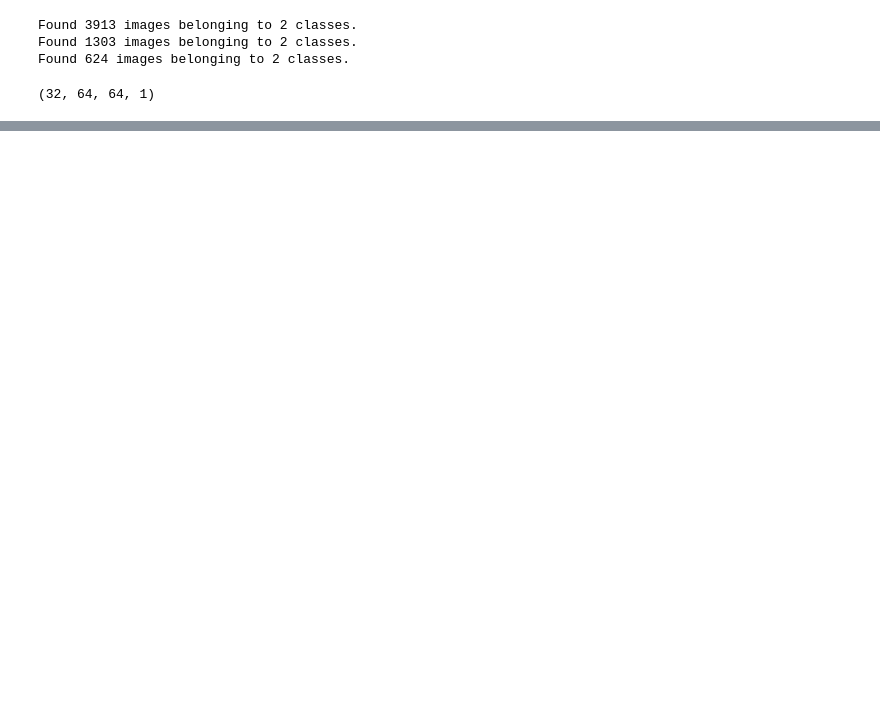
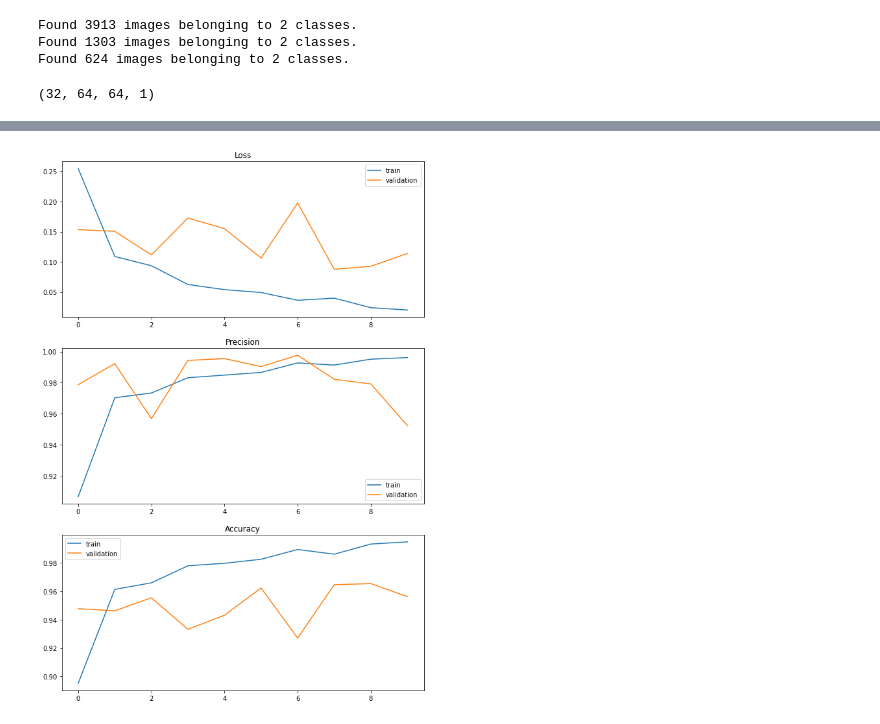
Before and after one commit to nickthetj/GroupProject4, a Jupyter notebook: notebooks/Lydia Scratch.ipynb, the cells around one changed output, grey strips where cells are left out. Cells and saved outputs as stored; diff of their text form; code cells hidden in the pictures; blank space fills up the shorter version.

```diff
--- a/notebooks/Lydia Scratch.ipynb
+++ b/notebooks/Lydia Scratch.ipynb
@@ -30,0 +146,25 @@ train_images.shape
+# %%
+model3 = models.Sequential()
+model3.add(layers.Conv2D(filters=32,
+                        kernel_size=(3, 3),
+                        activation='relu',
+                        input_shape=(64, 64, 1)))
+model3.add(layers.MaxPooling2D(pool_size=(2, 2)))
+model3.add(layers.Flatten())
+model3.add(layers.Dense(64, activation='relu'))
+model3.add(layers.Dense(1, activation='sigmoid'))
+
+model3.compile(optimizer='Adam',
+              loss='BinaryCrossentropy',
+              metrics=['Precision', 'BinaryAccuracy'])
+
+early_stop = EarlyStopping(monitor='val_loss', min_delta=1e-8,
+                           verbose=1, patience=3,
+                           mode='min')
+checkpoint = ModelCheckpoint('../data/localdata/chest_xray/BestCNNModel', monitor='val_loss',
+    save_best_only= True)
+
+results3 = model3.fit(train_generator, epochs=10, validation_data=validation_set,
+                    callbacks=[early_stop, checkpoint])
+plot_loss_and_accuracy(results3)
+# %% [output]
@@ -31 +191,2 @@ train_images.shape
+[figure, added]
 # %%
```
Also changed, not shown: parts of 16 cells of this notebook.
